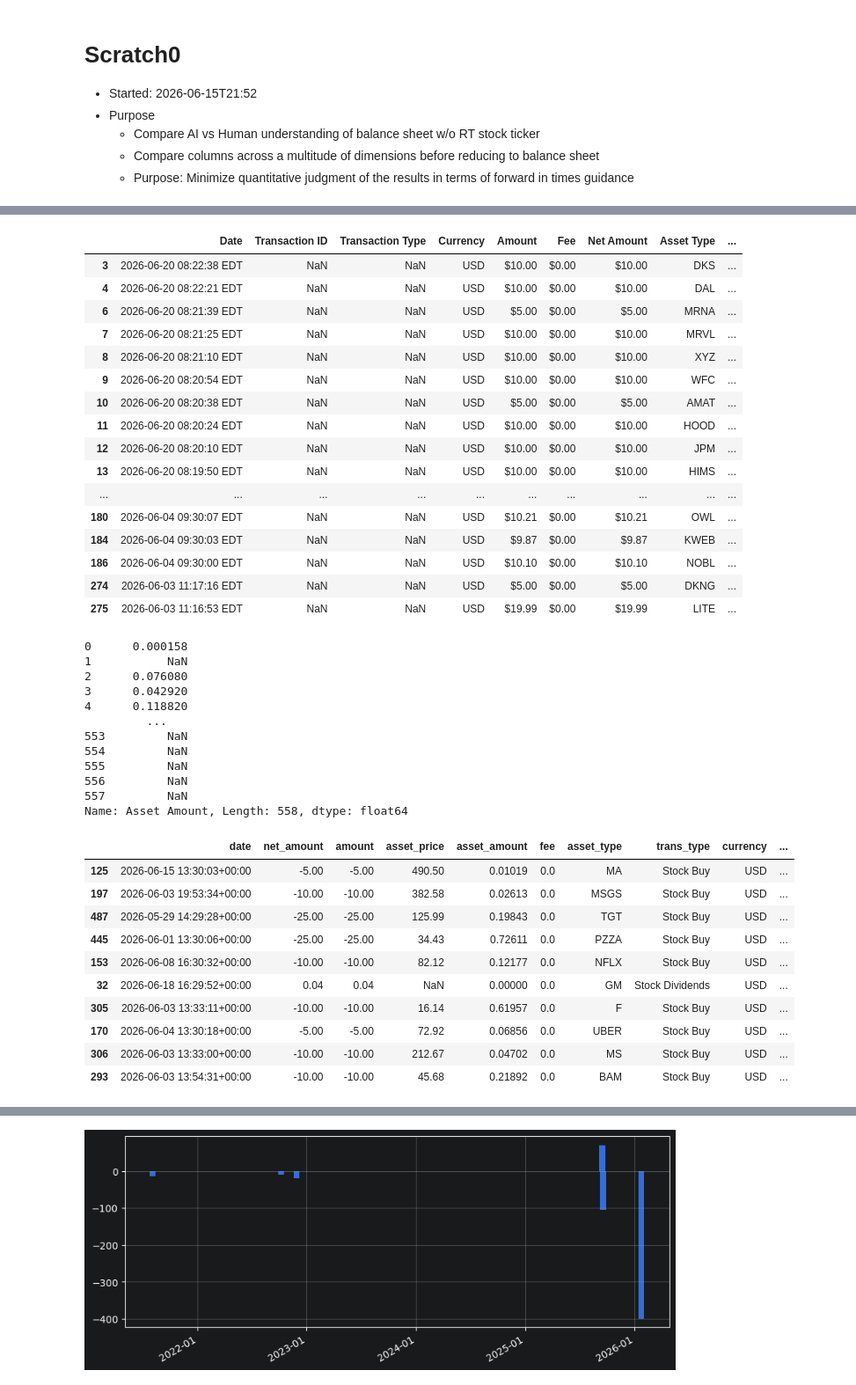
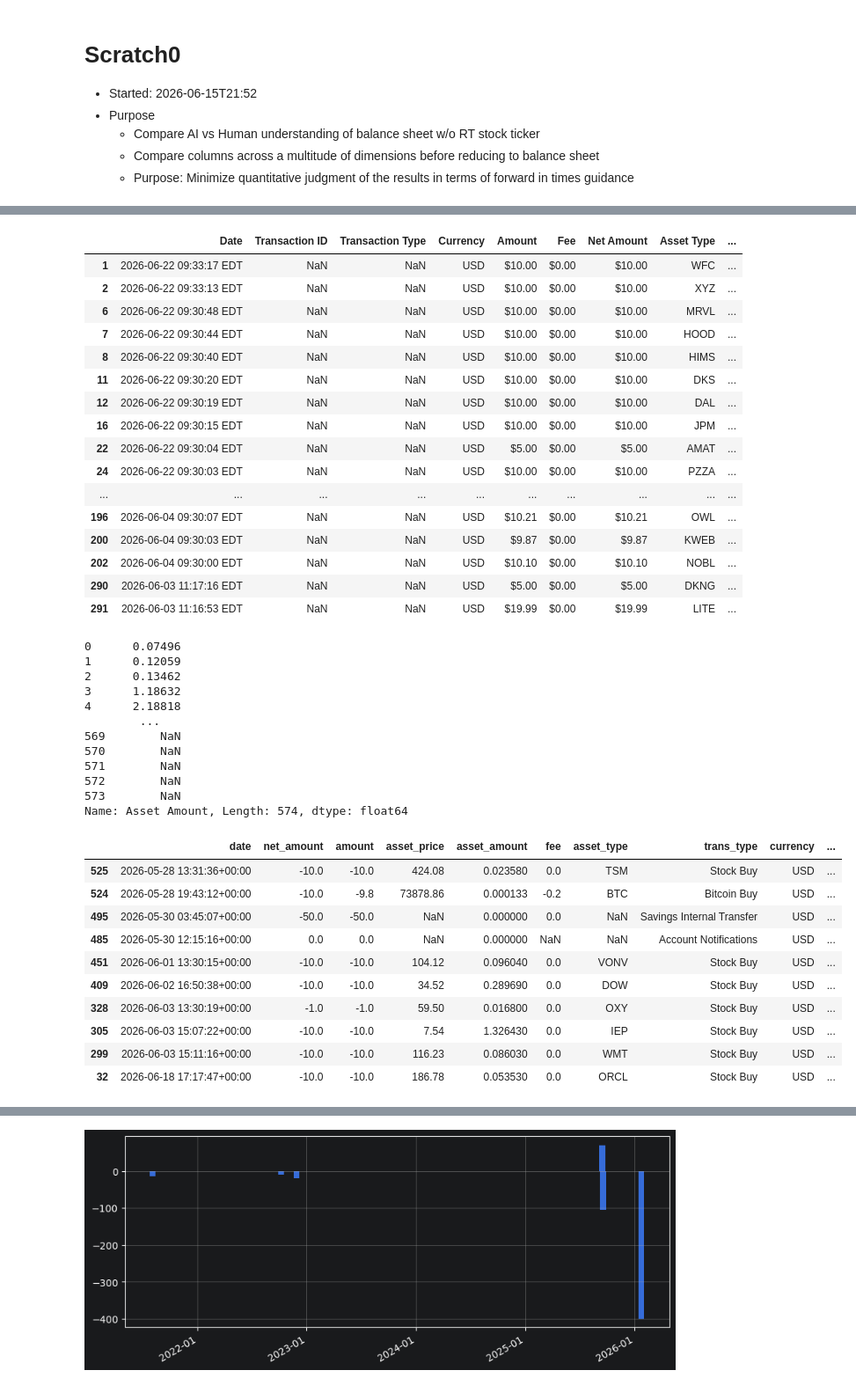
Before and after one commit to matthagy/cashapp_analysis, a Jupyter notebook: scratch0.ipynb, the cells around one changed output, grey strips where cells are left out. Shown at 88% size. Saved outputs shown, nothing was run; the diff lists cells and outputs as text; code cells hidden in the pictures.

```diff
--- a/scratch0.ipynb
+++ b/scratch0.ipynb
@@ -11,7 +11,7 @@ import matplotlib.dates as mdates
 import pandas as pd
 import seaborn as sns
 # %%
-data_raw = pd.read_csv('data/cash_app_report_1781988897511.csv')
+data_raw = pd.read_csv('data/cash_app_report_1782136207099.csv')
 data_raw.head(25)
 # %% [output]
 |  | Date | Transaction ID | Transaction Type | Currency | Amount | Fee | Net Amount | Asset Type | ... |
@@ -35,37 +35,37 @@ data_raw.head(25)
 data_raw[data_raw['Transaction Type'].isna()]
 # %% [output]
 |  | Date | Transaction ID | Transaction Type | Currency | Amount | Fee | Net Amount | Asset Type | ... |
-| 3 | 2026-06-20 08:22:38 EDT | NaN | NaN | USD | $10.00 | $0.00 | $10.00 | DKS | ... |
-| 4 | 2026-06-20 08:22:21 EDT | NaN | NaN | USD | $10.00 | $0.00 | $10.00 | DAL | ... |
-| 6 | 2026-06-20 08:21:39 EDT | NaN | NaN | USD | $5.00 | $0.00 | $5.00 | MRNA | ... |
-| 7 | 2026-06-20 08:21:25 EDT | NaN | NaN | USD | $10.00 | $0.00 | $10.00 | MRVL | ... |
-| 8 | 2026-06-20 08:21:10 EDT | NaN | NaN | USD | $10.00 | $0.00 | $10.00 | XYZ | ... |
-| 9 | 2026-06-20 08:20:54 EDT | NaN | NaN | USD | $10.00 | $0.00 | $10.00 | WFC | ... |
-| 10 | 2026-06-20 08:20:38 EDT | NaN | NaN | USD | $5.00 | $0.00 | $5.00 | AMAT | ... |
-| 11 | 2026-06-20 08:20:24 EDT | NaN | NaN | USD | $10.00 | $0.00 | $10.00 | HOOD | ... |
-| 12 | 2026-06-20 08:20:10 EDT | NaN | NaN | USD | $10.00 | $0.00 | $10.00 | JPM | ... |
-| 13 | 2026-06-20 08:19:50 EDT | NaN | NaN | USD | $10.00 | $0.00 | $10.00 | HIMS | ... |
+| 1 | 2026-06-22 09:33:17 EDT | NaN | NaN | USD | $10.00 | $0.00 | $10.00 | WFC | ... |
+| 2 | 2026-06-22 09:33:13 EDT | NaN | NaN | USD | $10.00 | $0.00 | $10.00 | XYZ | ... |
+| 6 | 2026-06-22 09:30:48 EDT | NaN | NaN | USD | $10.00 | $0.00 | $10.00 | MRVL | ... |
+| 7 | 2026-06-22 09:30:44 EDT | NaN | NaN | USD | $10.00 | $0.00 | $10.00 | HOOD | ... |
+| 8 | 2026-06-22 09:30:40 EDT | NaN | NaN | USD | $10.00 | $0.00 | $10.00 | HIMS | ... |
+| 11 | 2026-06-22 09:30:20 EDT | NaN | NaN | USD | $10.00 | $0.00 | $10.00 | DKS | ... |
+| 12 | 2026-06-22 09:30:19 EDT | NaN | NaN | USD | $10.00 | $0.00 | $10.00 | DAL | ... |
+| 16 | 2026-06-22 09:30:15 EDT | NaN | NaN | USD | $10.00 | $0.00 | $10.00 | JPM | ... |
+| 22 | 2026-06-22 09:30:04 EDT | NaN | NaN | USD | $5.00 | $0.00 | $5.00 | AMAT | ... |
+| 24 | 2026-06-22 09:30:03 EDT | NaN | NaN | USD | $10.00 | $0.00 | $10.00 | PZZA | ... |
 | ... | ... | ... | ... | ... | ... | ... | ... | ... | ... |
-| 180 | 2026-06-04 09:30:07 EDT | NaN | NaN | USD | $10.21 | $0.00 | $10.21 | OWL | ... |
-| 184 | 2026-06-04 09:30:03 EDT | NaN | NaN | USD | $9.87 | $0.00 | $9.87 | KWEB | ... |
-| 186 | 2026-06-04 09:30:00 EDT | NaN | NaN | USD | $10.10 | $0.00 | $10.10 | NOBL | ... |
-| 274 | 2026-06-03 11:17:16 EDT | NaN | NaN | USD | $5.00 | $0.00 | $5.00 | DKNG | ... |
-| 275 | 2026-06-03 11:16:53 EDT | NaN | NaN | USD | $19.99 | $0.00 | $19.99 | LITE | ... |
+| 196 | 2026-06-04 09:30:07 EDT | NaN | NaN | USD | $10.21 | $0.00 | $10.21 | OWL | ... |
+| 200 | 2026-06-04 09:30:03 EDT | NaN | NaN | USD | $9.87 | $0.00 | $9.87 | KWEB | ... |
+| 202 | 2026-06-04 09:30:00 EDT | NaN | NaN | USD | $10.10 | $0.00 | $10.10 | NOBL | ... |
+| 290 | 2026-06-03 11:17:16 EDT | NaN | NaN | USD | $5.00 | $0.00 | $5.00 | DKNG | ... |
+| 291 | 2026-06-03 11:16:53 EDT | NaN | NaN | USD | $19.99 | $0.00 | $19.99 | LITE | ... |
 # %%
 data_raw['Asset Amount'].fillna(None).astype(float)
 # %% [output]
-0      0.000158
-1           NaN
-2      0.076080
-3      0.042920
-4      0.118820
-         ...
-553         NaN
-554         NaN
-555         NaN
-556         NaN
-557         NaN
-Name: Asset Amount, Length: 558, dtype: float64
+0      0.07496
+1      0.12059
+2      0.13462
+3      1.18632
+4      2.18818
+        ...
+569        NaN
+570        NaN
+571        NaN
+572        NaN
+573        NaN
+Name: Asset Amount, Length: 574, dtype: float64
 # %%
 data = data_raw.copy()
 data["date"] = (
@@ -79,44 +79,44 @@ data["date"] = pd.to_datetime(data["date"], format="mixed", utc=True)
 del data['Date']
 
 
 def parse_amount(amount_str: str | None):
     if not isinstance(amount_str, str) or amount_str is None:
         return None
     amount_str = amount_str.replace('$', '').replace(',', '').strip()
     return float(amount_str)
 
 
 data['net_amount'] = data['Net Amount'].fillna(None).map(parse_amount)
 data['amount'] = data['Amount'].fillna(None).map(parse_amount)
 data['asset_price'] = data['Asset Price'].fillna(None).map(parse_amount)
 data['asset_amount'] = data_raw['Asset Amount'].astype(float).fillna(0.0)
 data['fee'] = data['Fee'].fillna(None).map(parse_amount)
 data['asset_type'] = data['Asset Type']
 data['trans_type'] = data['Transaction Type'].fillna('Stock Sell')
 data['currency'] = data['Currency']
 data['trans_id'] = data['Transaction ID']
 data['account'] = data['Account']
 data['status'] = data['Status']
 data['notes'] = data['Notes']
 data['name_trans'] = data['Name of sender/receiver']
 
 for col in ['Net Amount', 'Amount', 'Asset Price', 'Asset Amount', 'Fee', 'Asset Type', 'Transaction Type',
             'Currency', 'Transaction ID', 'Account', 'Status', 'Notes', 'Name of sender/receiver']:
     del data[col]
 
-data.sample(10, random_state=0xCAFE)
+data.sample(10, random_state=0xCAFE).sort_values('date')
 # %% [output]
 |  | date | net_amount | amount | asset_price | asset_amount | fee | asset_type | trans_type | currency | ... |
-| 125 | 2026-06-15 13:30:03+00:00 | -5.00 | -5.00 | 490.50 | 0.01019 | 0.0 | MA | Stock Buy | USD | ... |
-| 197 | 2026-06-03 19:53:34+00:00 | -10.00 | -10.00 | 382.58 | 0.02613 | 0.0 | MSGS | Stock Buy | USD | ... |
-| 487 | 2026-05-29 14:29:28+00:00 | -25.00 | -25.00 | 125.99 | 0.19843 | 0.0 | TGT | Stock Buy | USD | ... |
-| 445 | 2026-06-01 13:30:06+00:00 | -25.00 | -25.00 | 34.43 | 0.72611 | 0.0 | PZZA | Stock Buy | USD | ... |
-| 153 | 2026-06-08 16:30:32+00:00 | -10.00 | -10.00 | 82.12 | 0.12177 | 0.0 | NFLX | Stock Buy | USD | ... |
-| 32 | 2026-06-18 16:29:52+00:00 | 0.04 | 0.04 | NaN | 0.00000 | 0.0 | GM | Stock Dividends | USD | ... |
-| 305 | 2026-06-03 13:33:11+00:00 | -10.00 | -10.00 | 16.14 | 0.61957 | 0.0 | F | Stock Buy | USD | ... |
-| 170 | 2026-06-04 13:30:18+00:00 | -5.00 | -5.00 | 72.92 | 0.06856 | 0.0 | UBER | Stock Buy | USD | ... |
-| 306 | 2026-06-03 13:33:00+00:00 | -10.00 | -10.00 | 212.67 | 0.04702 | 0.0 | MS | Stock Buy | USD | ... |
-| 293 | 2026-06-03 13:54:31+00:00 | -10.00 | -10.00 | 45.68 | 0.21892 | 0.0 | BAM | Stock Buy | USD | ... |
+| 525 | 2026-05-28 13:31:36+00:00 | -10.0 | -10.0 | 424.08 | 0.023580 | 0.0 | TSM | Stock Buy | USD | ... |
+| 524 | 2026-05-28 19:43:12+00:00 | -10.0 | -9.8 | 73878.86 | 0.000133 | -0.2 | BTC | Bitcoin Buy | USD | ... |
+| 495 | 2026-05-30 03:45:07+00:00 | -50.0 | -50.0 | NaN | 0.000000 | 0.0 | NaN | Savings Internal Transfer | USD | ... |
+| 485 | 2026-05-30 12:15:16+00:00 | 0.0 | 0.0 | NaN | 0.000000 | NaN | NaN | Account Notifications | USD | ... |
+| 451 | 2026-06-01 13:30:15+00:00 | -10.0 | -10.0 | 104.12 | 0.096040 | 0.0 | VONV | Stock Buy | USD | ... |
+| 409 | 2026-06-02 16:50:38+00:00 | -10.0 | -10.0 | 34.52 | 0.289690 | 0.0 | DOW | Stock Buy | USD | ... |
+| 328 | 2026-06-03 13:30:19+00:00 | -1.0 | -1.0 | 59.50 | 0.016800 | 0.0 | OXY | Stock Buy | USD | ... |
+| 305 | 2026-06-03 15:07:22+00:00 | -10.0 | -10.0 | 7.54 | 1.326430 | 0.0 | IEP | Stock Buy | USD | ... |
+| 299 | 2026-06-03 15:11:16+00:00 | -10.0 | -10.0 | 116.23 | 0.086030 | 0.0 | WMT | Stock Buy | USD | ... |
+| 32 | 2026-06-18 17:17:47+00:00 | -10.0 | -10.0 | 186.78 | 0.053530 | 0.0 | ORCL | Stock Buy | USD | ... |
 # %%
 p2p_data = (data[data['trans_type'] == 'P2P']
  [['date', 'amount', 'currency', 'trans_id', 'account', 'status', 'notes', 'name_trans']]
```
Also changed, not shown: parts of 38 cells of this notebook.
